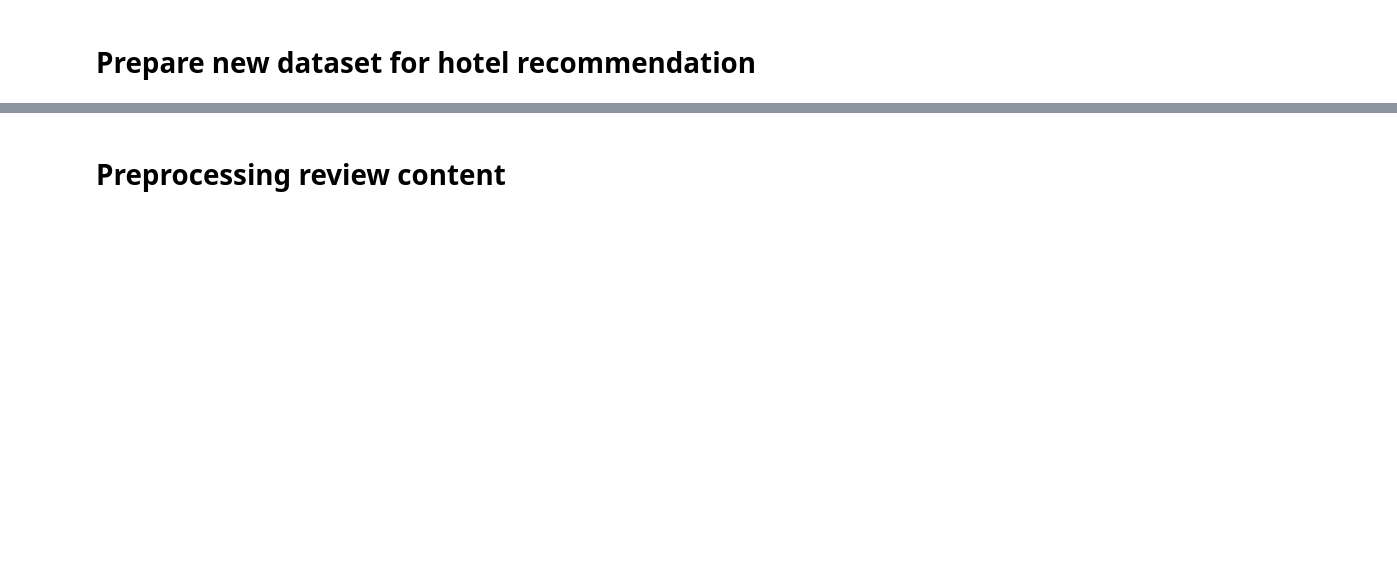
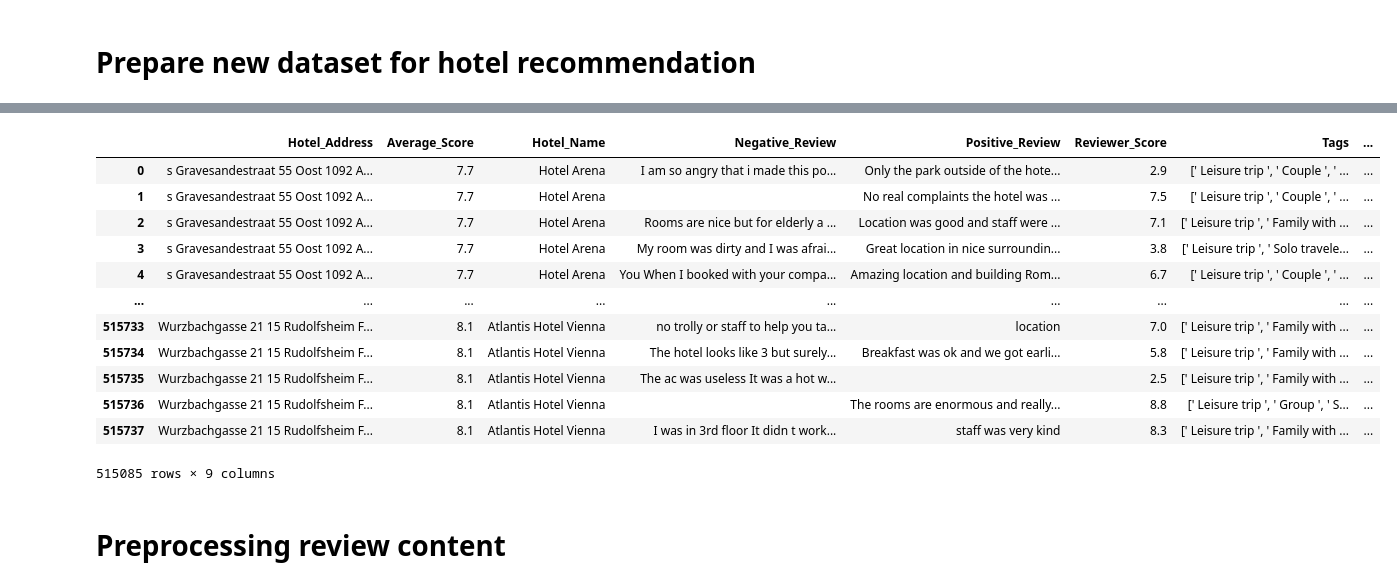
Before and after one commit to Cancogang69/CS114, a Jupyter notebook: preprocessing.ipynb, the cells around one changed output, grey strips where cells are left out. Cells and saved outputs as stored; diff of their text form; code cells hidden in the pictures; blank space fills up the shorter version.

Commit message:
update preprocessing.ipynb add hotel_feature_extracting.ipynb

```diff
--- a/preprocessing.ipynb
+++ b/preprocessing.ipynb
@@ -39,5 +18,2 @@ dtype: int64
-# %%
-hotel.drop_duplicates(inplace=True)
-hotel = hotel.drop(columns=["lat", "lng"])
 # %% [markdown]
 # Prepare new dataset for hotel recommendation
@@ -44,6 +44,33 @@ hotel = hotel.drop(columns=["lat", "lng"])
 # %%
+hotel.drop_duplicates(inplace=True)
+
 remove_labels = ["Additional_Number_of_Scoring", "Review_Date", "Review_Total_Negative_Word_Counts",
+                 "Reviewer_Nationality", "Total_Number_of_Reviews",
                  "Review_Total_Positive_Word_Counts", "Total_Number_of_Reviews_Reviewer_Has_Given",
-                 "days_since_review"]
-recom_hotel = hotel.drop(columns=remove_labels)
+                 "days_since_review", "lat", "lng"]
+hotel.drop(columns= remove_labels, inplace= True)
+# %%
+hotel["Negative_Review"] = hotel["Negative_Review"].apply(lambda x: x.replace("No Negative", ""))
+hotel["Positive_Review"] = hotel["Positive_Review"].apply(lambda x: x.replace("No Positive", ""))
+hotel["Review_content"] = hotel["Negative_Review"] + hotel["Positive_Review"]
+hotel.drop(np.flatnonzero(hotel["Review_content"]==""), inplace= True)
+# %%
+hotel["Hotel_Address"] = hotel["Hotel_Address"].apply(lambda x: x.replace("United Kingdom", "UK"))
+hotel["Hotel_Nation"] = hotel["Hotel_Address"].apply(lambda x: x.split(" ")[-1])
+# %%
+hotel
+# %% [output]
+|  | Hotel_Address | Average_Score | Hotel_Name | Negative_Review | Positive_Review | Reviewer_Score | Tags | ... |
+| 0 | s Gravesandestraat 55 Oost 1092 A... | 7.7 | Hotel Arena | I am so angry that i made this po... | Only the park outside of the hote... | 2.9 | [' Leisure trip ', ' Couple ', ' ... | ... |
+| 1 | s Gravesandestraat 55 Oost 1092 A... | 7.7 | Hotel Arena |  | No real complaints the hotel was ... | 7.5 | [' Leisure trip ', ' Couple ', ' ... | ... |
+| 2 | s Gravesandestraat 55 Oost 1092 A... | 7.7 | Hotel Arena | Rooms are nice but for elderly a ... | Location was good and staff were ... | 7.1 | [' Leisure trip ', ' Family with ... | ... |
+| 3 | s Gravesandestraat 55 Oost 1092 A... | 7.7 | Hotel Arena | My room was dirty and I was afrai... | Great location in nice surroundin... | 3.8 | [' Leisure trip ', ' Solo travele... | ... |
+| 4 | s Gravesandestraat 55 Oost 1092 A... | 7.7 | Hotel Arena | You When I booked with your compa... | Amazing location and building Rom... | 6.7 | [' Leisure trip ', ' Couple ', ' ... | ... |
+| ... | ... | ... | ... | ... | ... | ... | ... | ... |
+| 515733 | Wurzbachgasse 21 15 Rudolfsheim F... | 8.1 | Atlantis Hotel Vienna | no trolly or staff to help you ta... | location | 7.0 | [' Leisure trip ', ' Family with ... | ... |
+| 515734 | Wurzbachgasse 21 15 Rudolfsheim F... | 8.1 | Atlantis Hotel Vienna | The hotel looks like 3 but surely... | Breakfast was ok and we got earli... | 5.8 | [' Leisure trip ', ' Family with ... | ... |
+| 515735 | Wurzbachgasse 21 15 Rudolfsheim F... | 8.1 | Atlantis Hotel Vienna | The ac was useless It was a hot w... |  | 2.5 | [' Leisure trip ', ' Family with ... | ... |
+| 515736 | Wurzbachgasse 21 15 Rudolfsheim F... | 8.1 | Atlantis Hotel Vienna |  | The rooms are enormous and really... | 8.8 | [' Leisure trip ', ' Group ', ' S... | ... |
+| 515737 | Wurzbachgasse 21 15 Rudolfsheim F... | 8.1 | Atlantis Hotel Vienna | I was in 3rd floor It didn t work... | staff was very kind | 8.3 | [' Leisure trip ', ' Family with ... | ... |
+515085 rows × 9 columns
 # %%
```
Also changed, not shown: parts of 62 cells of this notebook, 1 other file.
